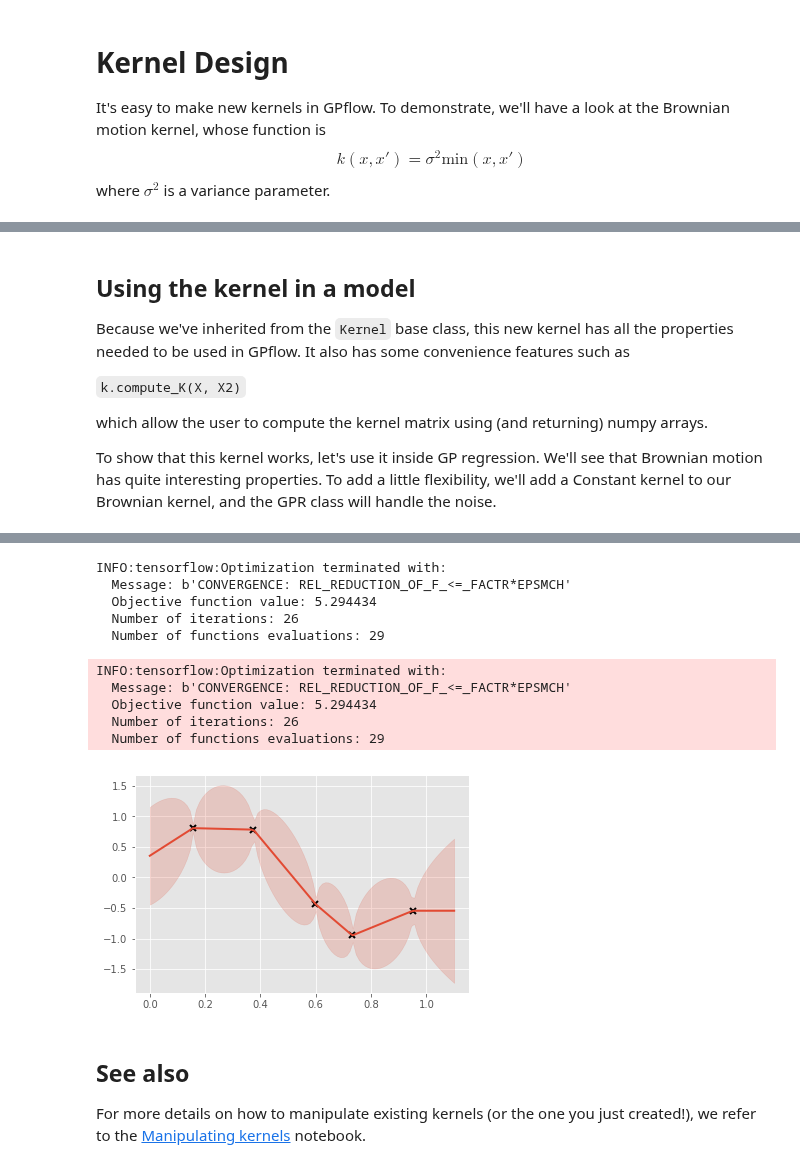
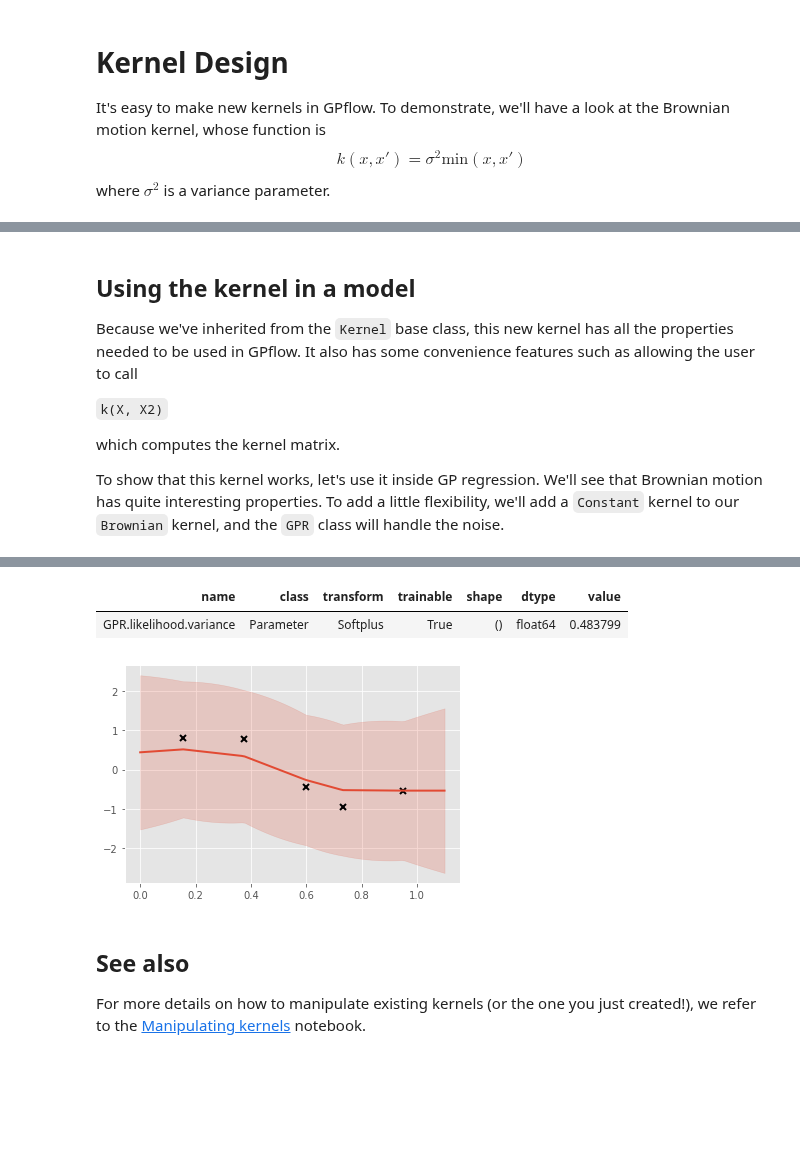
Before and after one commit to GPflow/GPflow, a Jupyter notebook: doc/source/notebooks/tailor/kernel_design.ipynb, the cells around one changed output, grey strips where cells are left out. Drawn from its saved outputs; the diff is of its cells as text; code cells hidden in the pictures; blank space fills up the shorter version.

```diff
--- a/doc/source/notebooks/tailor/kernel_design.ipynb
+++ b/doc/source/notebooks/tailor/kernel_design.ipynb
@@ -31,19 +34,17 @@ This convenience function allows GPflow to save memory at predict time. It's sim
 # %%
 class Brownian(gpflow.kernels.Kernel):
     def __init__(self):
-        super().__init__(input_dim=1, active_dims=[0])
-        self.variance = gpflow.Param(1.0, transform=gpflow.transforms.positive)
+        super().__init__(active_dims=[0])
+        self.variance = gpflow.Parameter(1.0, transform=positive())
 
-    @gpflow.params_as_tensors
-    def K(self, X, X2=None):
+    def K(self, X, X2=None, presliced=None):
         if X2 is None:
             X2 = X
         return self.variance * tf.minimum(X, tf.transpose(X2)) # this returns a 2D tensor
 
-    @gpflow.params_as_tensors
-    def Kdiag(self, X):
+    def K_diag(self, X, presliced=None):
         return self.variance * tf.reshape(X, (-1,))            # this returns a 1D tensor
 
 k_brownian = Brownian()
-k_brownian
+print_summary(k_brownian, fmt='notebook')
 # %% [output]
@@ -71,25 +72,31 @@ plotkernelsample(k_brownian, axes[1])
 # %% [markdown]
 ## Using the kernel in a model
 
-Because we've inherited from the `Kernel` base class, this new kernel has all the properties needed to be used in GPflow. It also has some convenience features such as
+Because we've inherited from the `Kernel` base class, this new kernel has all the properties needed to be used in GPflow. It also has some convenience features such as allowing the user to call
 
-`k.compute_K(X, X2)`
+`k(X, X2)`
 
-which allow the user to compute the kernel matrix using (and returning) numpy arrays.
+which computes the kernel matrix.
 
-To show that this kernel works, let's use it inside GP regression. We'll see that Brownian motion has quite interesting properties. To add a little flexibility, we'll add a Constant kernel to our Brownian kernel, and the GPR class will handle the noise.
+To show that this kernel works, let's use it inside GP regression. We'll see that Brownian motion has quite interesting properties. To add a little flexibility, we'll add a `Constant` kernel to our `Brownian` kernel, and the `GPR` class will handle the noise.
 # %%
 np.random.seed(42)
 X = np.random.rand(5, 1)
 Y = np.sin(X*6) + np.random.randn(*X.shape)*0.001
 
 k1 = Brownian()
-k2 = gpflow.kernels.Constant(1)
+k2 = gpflow.kernels.Constant()
 k = k1 + k2
 
-m = gpflow.models.GPR(X, Y, kern=k)
-opt = gpflow.train.ScipyOptimizer()
-opt.minimize(m)
+m = gpflow.models.GPR((X, Y), kernel=k)
+#m.likelihood.variance.assign(1e-6)
+
+@tf.function
+def objective():
+    return m.neg_log_marginal_likelihood()
+opt = gpflow.optimizers.Scipy()
+opt.minimize(objective, variables=m.trainable_variables)
+print_summary(m, fmt='notebook')
 
 xx = np.linspace(0, 1.1, 100).reshape(100, 1)
 mean, var = m.predict_y(xx)
@@ -103,14 +108,6 @@ WARNING:gpflow.logdensities:Shape of mu may be unknown or not 2D.
-INFO:tensorflow:Optimization terminated with:
-  Message: b'CONVERGENCE: REL_REDUCTION_OF_F_<=_FACTR*EPSMCH'
-  Objective function value: 5.294434
-  Number of iterations: 26
-  Number of functions evaluations: 29
-INFO:tensorflow:Optimization terminated with:
-  Message: b'CONVERGENCE: REL_REDUCTION_OF_F_<=_FACTR*EPSMCH'
-  Objective function value: 5.294434
-  Number of iterations: 26
-  Number of functions evaluations: 29
+| name | class | transform | trainable | shape | dtype | value |
+| GPR.likelihood.variance | Parameter | Softplus | True | () | float64 | 0.483799 |
-[figure, old version]
+[figure, new version]
 # %% [markdown]
 ## See also
 
```
Also changed, not shown: parts of 7 cells of this notebook.
